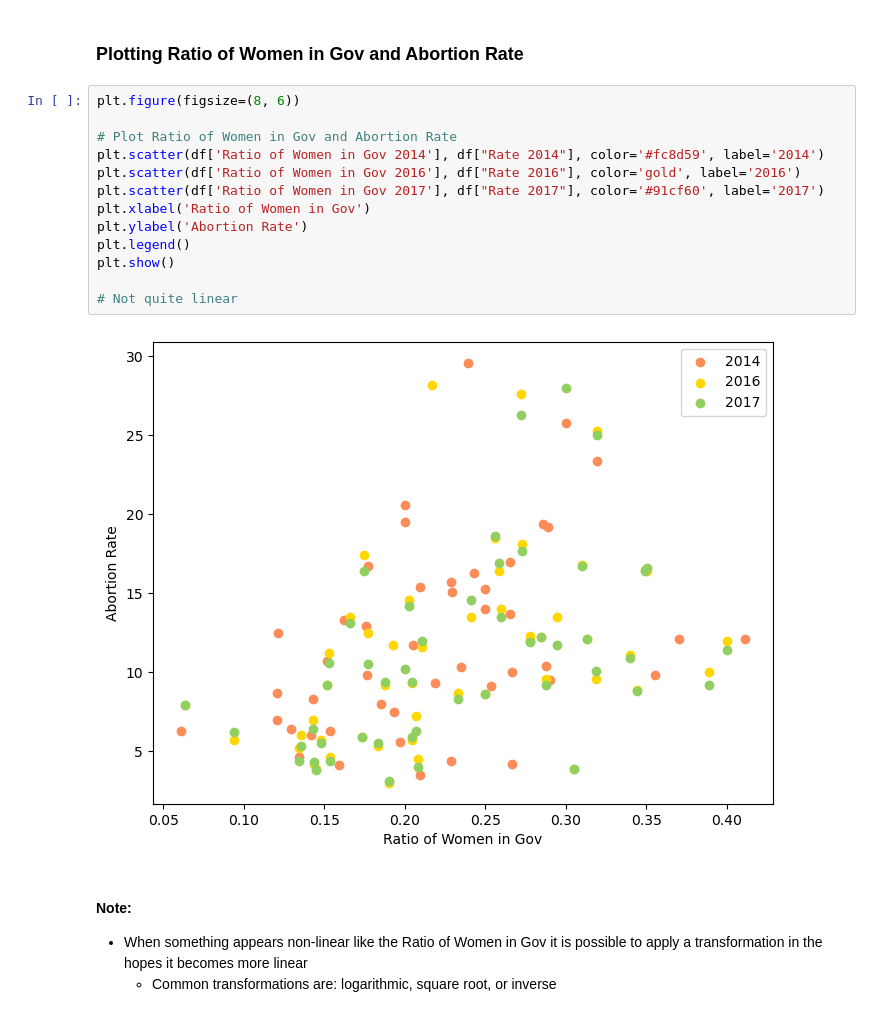
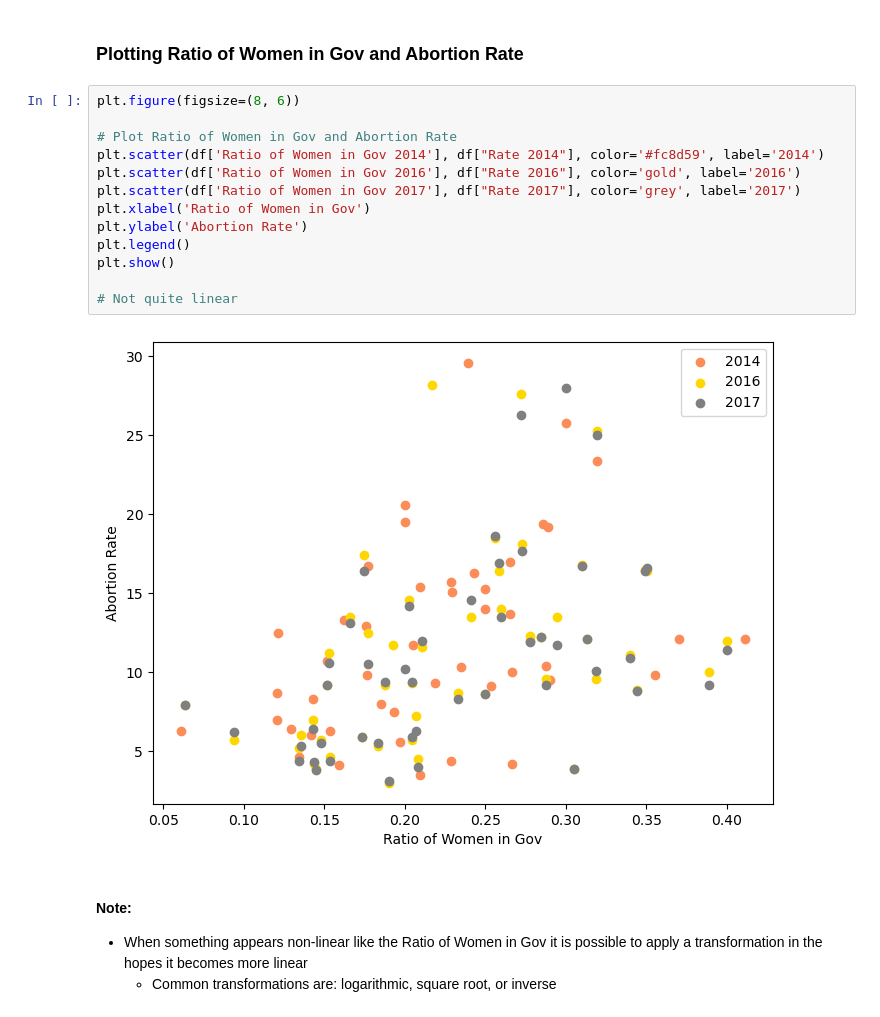
Before and after one commit to COGS108/Group070_WI24, a Jupyter notebook: FinalProject_Group070_WI24.ipynb, the cells around one changed output. Saved outputs shown, nothing was run; the diff lists cells and outputs as text.

```diff
--- a/FinalProject_Group070_WI24.ipynb
+++ b/FinalProject_Group070_WI24.ipynb
@@ -545,18 +545,18 @@ plt.show()
 # %%
 plt.figure(figsize=(8, 6))
 
 # Plot Ratio of Women in Gov and Abortion Rate
 plt.scatter(df['Ratio of Women in Gov 2014'], df["Rate 2014"], color='#fc8d59', label='2014')
 plt.scatter(df['Ratio of Women in Gov 2016'], df["Rate 2016"], color='gold', label='2016')
-plt.scatter(df['Ratio of Women in Gov 2017'], df["Rate 2017"], color='#91cf60', label='2017')
+plt.scatter(df['Ratio of Women in Gov 2017'], df["Rate 2017"], color='grey', label='2017')
 plt.xlabel('Ratio of Women in Gov')
 plt.ylabel('Abortion Rate')
 plt.legend()
 plt.show()
 
 # Not quite linear
 # %% [output]
-[figure, old version]
+[figure, new version]
 # %% [markdown]
 #### Note:
 - When something appears non-linear like the Ratio of Women in Gov it is possible to apply a transformation in the hopes it becomes more linear
```
Also changed, not shown: parts of 6 cells of this notebook.
